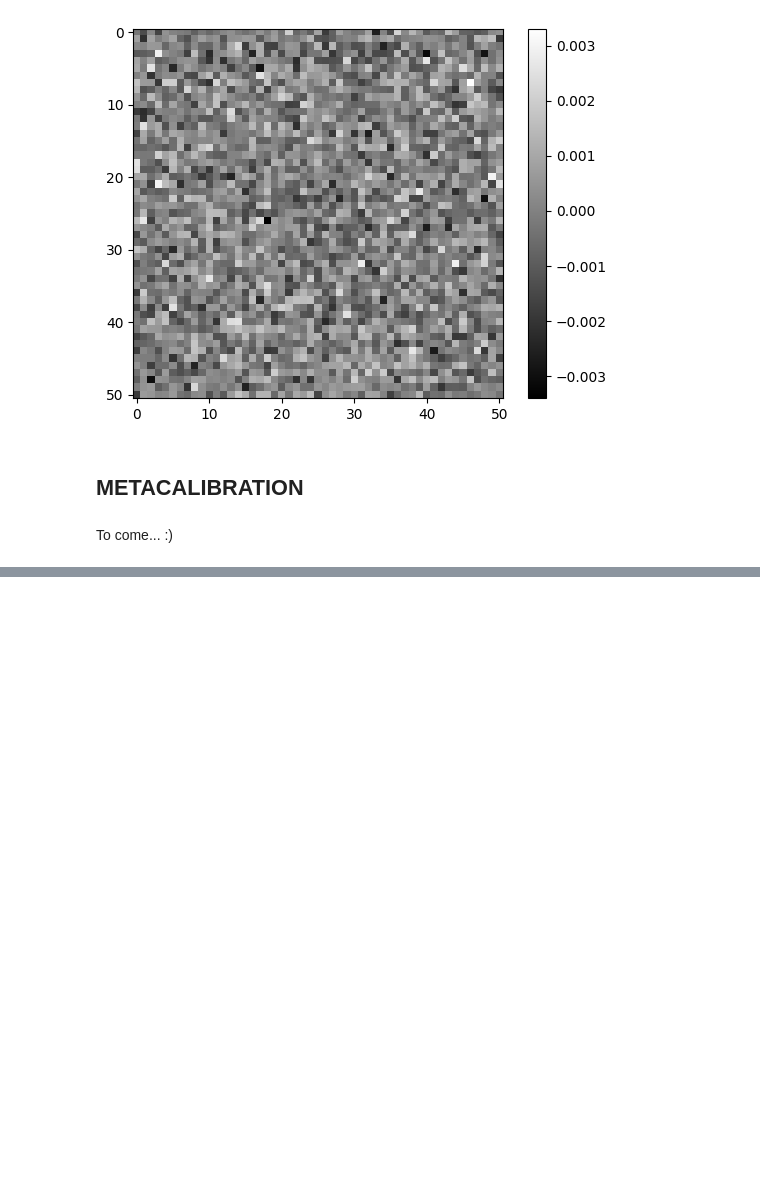
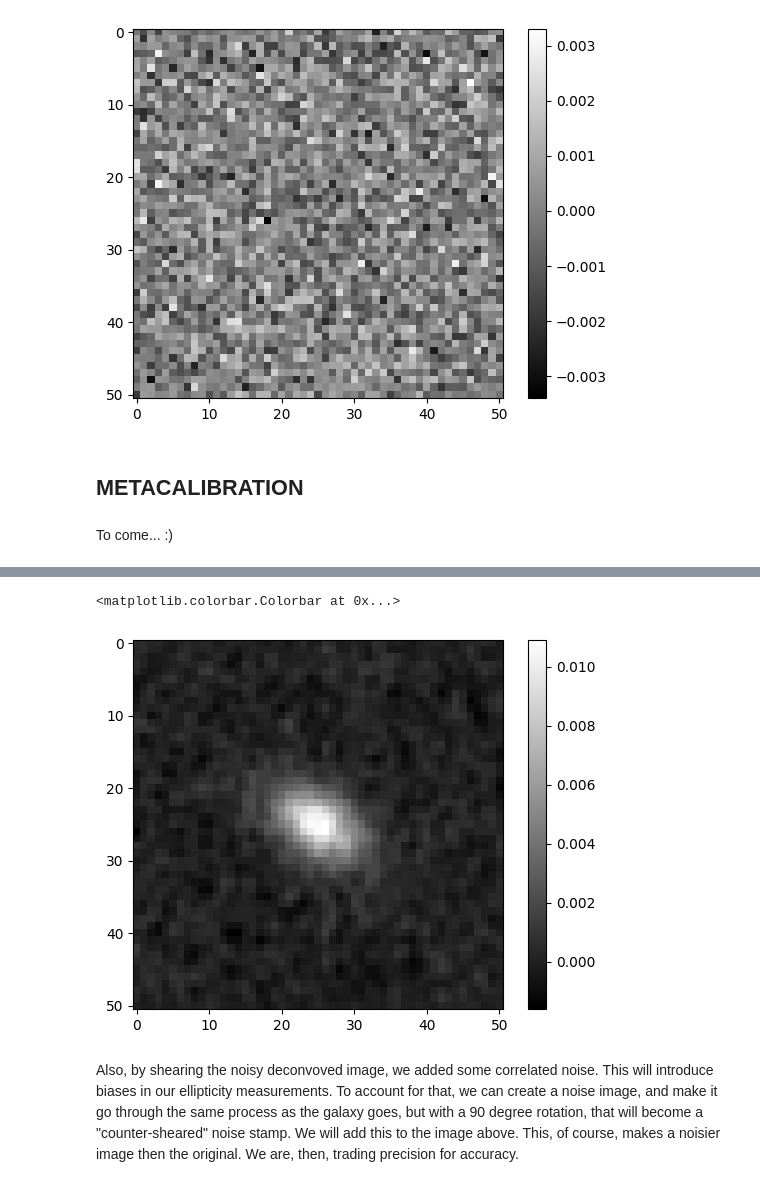
Before and after one commit to andrevitorelli/that-box-over-there, a Jupyter notebook: MetaCal.ipynb, the cells around one changed output, grey strips where cells are left out. Saved outputs shown, nothing was run; the diff lists cells and outputs as text; code cells hidden in the pictures; blank space fills up the shorter version.

```diff
--- a/MetaCal.ipynb
+++ b/MetaCal.ipynb
@@ -158,0 +189,12 @@ To come... :)
+# %%
+dilated_reconvolution_psf = galsim.Moffat(beta=4.8,fwhm=0.7*1.1) #10pct larger (in practice, it's less)
+# %%
+#reconvolve with dilated psf
+reconvolved_galaxy = galsim.Convolve([deconvolved_galaxy,dilated_reconvolution_psf])
+reconvolved_galaxy_image = reconvolved_galaxy.drawImage(nx=stamp_size,ny=stamp_size,scale=pixel_scale).array
+imshow(reconvolved_galaxy_image,cmap='gray');colorbar()
+# %% [output]
+<matplotlib.colorbar.Colorbar at 0x...>
+[figure, added]
+# %% [markdown]
+Also, by shearing the noisy deconvoved image, we added some correlated noise. This will introduce biases in our ellipticity measurements. To account for that, we can create a noise image, and make it go through the same process as the galaxy goes, but with a 90 degree rotation, that will become a "counter-sheared" noise stamp. We will add this to the image above. This, of course, makes a noisier image then the original. We are, then, trading precision for accuracy.
```
Also changed, not shown: parts of 13 cells of this notebook.
